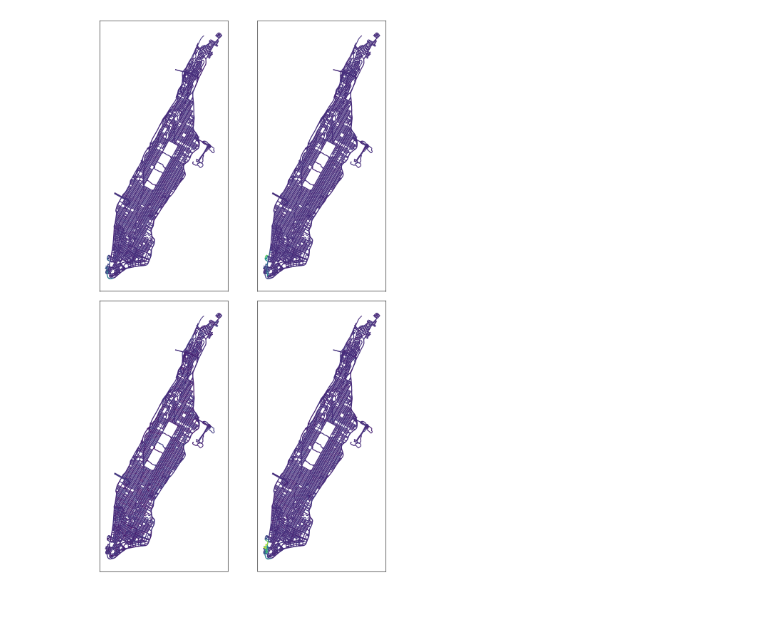
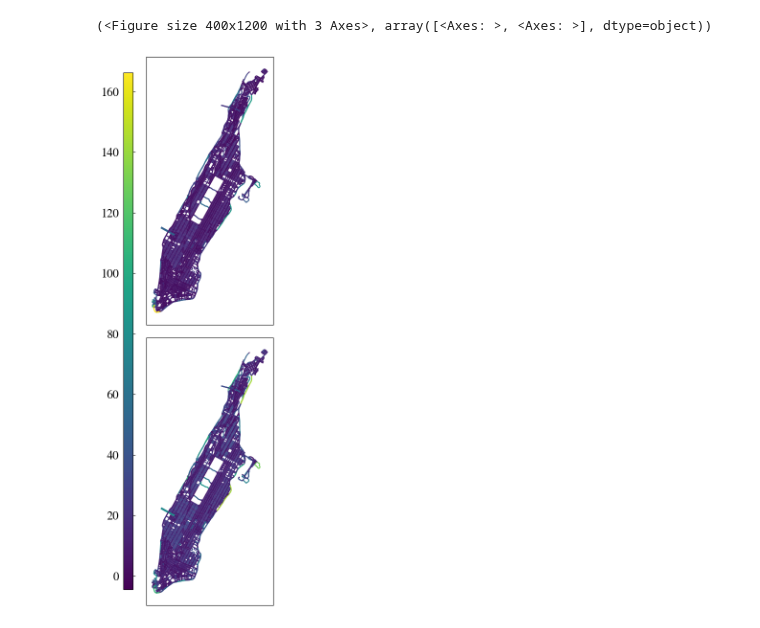
Before and after one commit to yashpatel5400/csi, a Jupyter notebook: taxis/forecast_rps.ipynb, the cells around one changed output. Saved outputs shown, nothing was run; the diff lists cells and outputs as text; code cells hidden in the pictures.

```diff
--- a/taxis/forecast_rps.ipynb
+++ b/taxis/forecast_rps.ipynb
@@ -115,38 +115,3 @@ samples_tiled = np.transpose(np.tile(regions_samples, (rps.shape[0], 1, 1)), (1,
 samples_diff = rps - samples_tiled
 samples_norm = np.linalg.norm(samples_diff, axis=-1)
 samples_clusters = np.argmin(samples_norm, axis=-1)
-# %%
-import cv2
-from mpl_toolkits.axes_grid1 import make_axes_locatable
-
-nrows = 2
-ncols = 2
-fig, axs = plt.subplots(nrows=nrows, ncols=ncols, figsize=(10,16))
-
-# orig = list(G)[1]
-# dest = list(G)[120]
-# route_time = ox.shortest_path(G, orig, dest, weight="travel_time")
-# route_rain = ox.shortest_path(G, orig, dest, weight="rain")
-
-cluster_rp_vars = []
-for samples_cluster_idx in range(N_rps):
-    rp_samples = regions_samples[samples_clusters == samples_cluster_idx]
-    rp_vars = np.log(np.std(rp_samples, axis=0))
-    cluster_rp_vars.append(rp_vars)
-
-vmin = np.min([np.min(cluster_rp_var) for cluster_rp_var in cluster_rp_vars])
-vmax = np.max([np.max(cluster_rp_var) for cluster_rp_var in cluster_rp_vars])
-
-for samples_cluster_idx in range(N_rps):
-    nx.set_edge_attributes(G, dict(zip(G.edges, cluster_rp_vars[samples_cluster_idx])), name="rain_var")
-
-    gdf_edges = ox.utils_graph.graph_to_gdfs(G, nodes=False)
-    row_idx = samples_cluster_idx // ncols
-    col_idx = samples_cluster_idx - ncols * row_idx
-    gdf_edges.plot(ax=axs[row_idx, col_idx], cmap="viridis", column="rain_var", legend=False, vmin=vmin, vmax=vmax)
-
-    axs[row_idx, col_idx].set_xticks([])
-    axs[row_idx, col_idx].set_yticks([])
-plt.tight_layout()
-# %% [output]
-[figure, removed]
@@ -152,0 +124,39 @@ plt.tight_layout()
+# %%
+def viz_attribute(attribute, position, cmap):
+    nrows = 2
+    ncols = 1
+    fig, axs = plt.subplots(nrows=nrows, ncols=ncols, figsize=(4,12))
+
+    # vmin = np.min([np.min(cluster_rp_var) for cluster_rp_var in attribute])
+    # vmax = np.max([np.max(cluster_rp_var) for cluster_rp_var in attribute])
+
+    for row_idx in range(nrows):
+        nx.set_edge_attributes(G, dict(zip(G.edges, attribute[row_idx])), name="to_viz")
+        gdf_edges = ox.utils_graph.graph_to_gdfs(G, nodes=False)
+        gdf_edges.plot(ax=axs[row_idx], cmap=cmap, column="to_viz", legend=False)
+        axs[row_idx].set_xticks([])
+        axs[row_idx].set_yticks([])
+
+    plt.subplots_adjust(wspace=1, hspace=1)
+    plt.tight_layout()
+
+    im = plt.gca().get_children()[0]
+
+    # ugh, kinda ugly, but whatever
+    if position == "right":
+        fig.subplots_adjust(right=0.83)
+        cax = fig.add_axes([0.85, 0.05, 0.05, 0.9])
+    else:
+        fig.subplots_adjust(left=0.17)
+        cax = fig.add_axes([0.10, 0.05, 0.05, 0.9])
+
+    cbar = fig.colorbar(im, cax=cax)
+    if position == "left":
+        cbar.ax.tick_params(labelleft=True, labelright=False)
+    return fig, axs
+# %%
+viz_attribute(rps, position="left", cmap="viridis")
+viz_attribute(cluster_rp_vars, position="right", cmap="plasma")
+# %% [output]
+(<Figure size 400x1200 with 3 Axes>, array([<Axes: >, <Axes: >], dtype=object))
+[figure, added]
```
Also changed, not shown: parts of 1 cell of this notebook.
